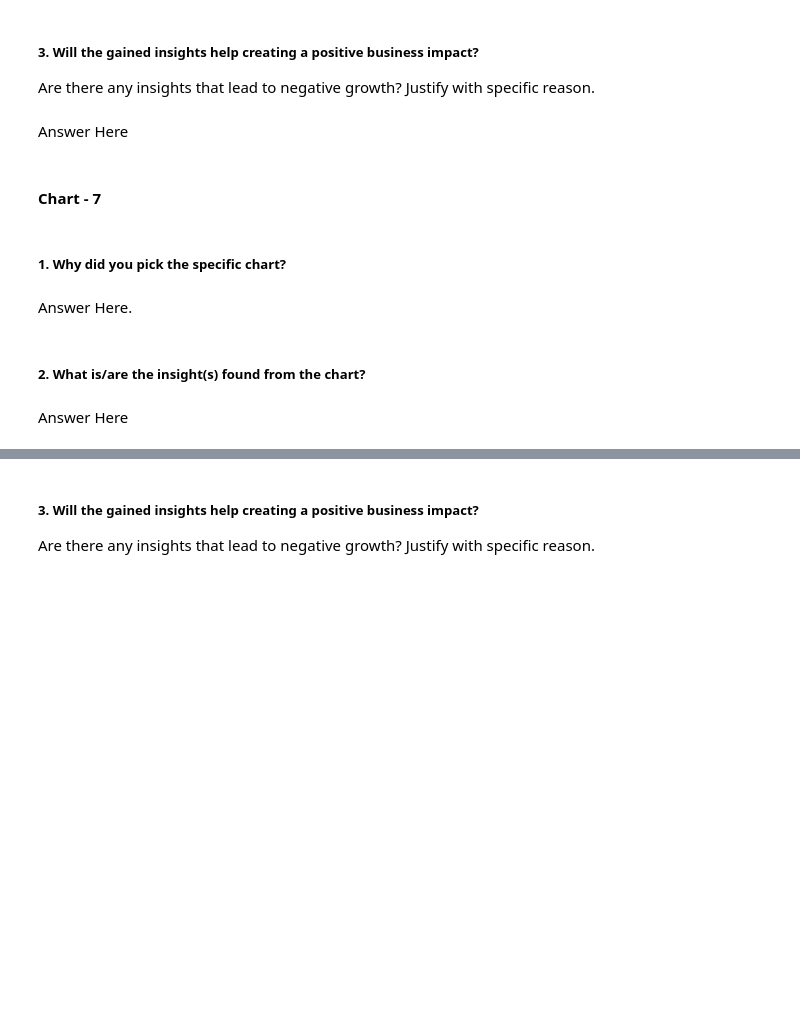
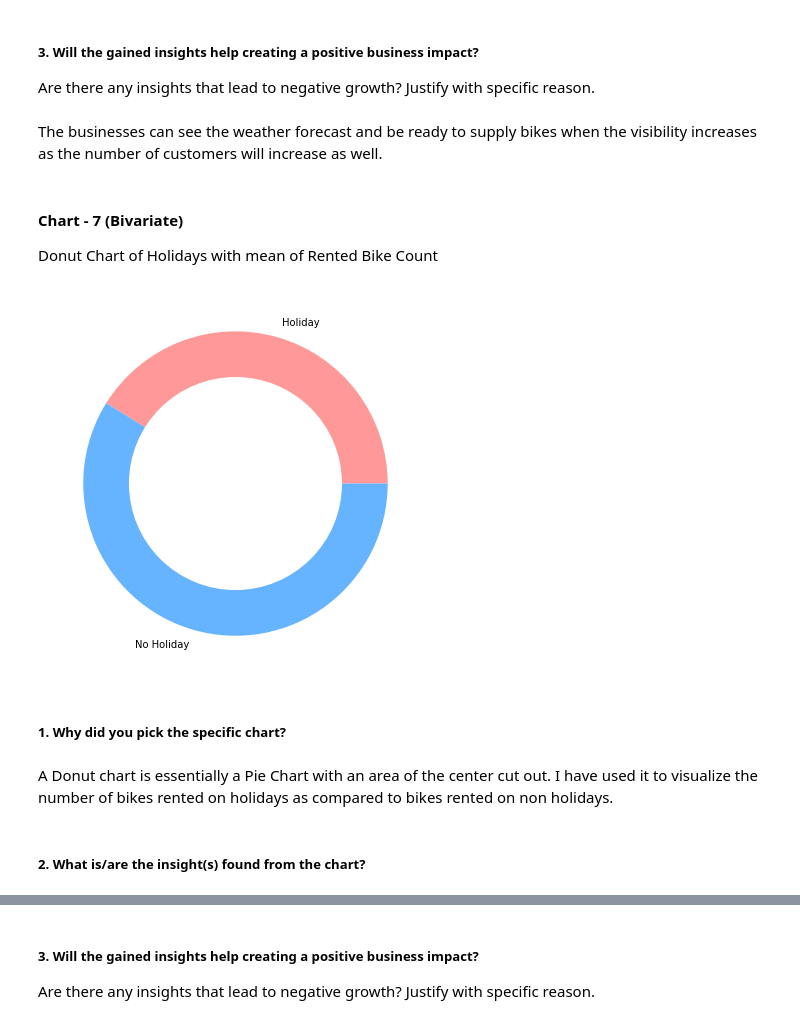
Before and after one commit to Sharath670/Linear-Regression-Capstone-Proj-2-, a Jupyter notebook: Capstone_Project_2(Linear_Regression).ipynb, the cells around one changed output, grey strips where cells are left out. Cells and saved outputs as stored; diff of their text form; code cells hidden in the pictures; blank space fills up the shorter version.

```diff
--- a/Capstone_Project_2(Linear_Regression).ipynb
+++ b/Capstone_Project_2(Linear_Regression).ipynb
@@ -538,7 +556,3 @@ Answer Here
 # %% [markdown]
 ##### 3. Will the gained insights help creating a positive business impact?
 Are there any insights that lead to negative growth? Justify with specific reason.
-# %% [markdown]
-Answer Here
-# %% [markdown]
-#### Chart - 7
@@ -547,8 +559,22 @@ Answer Here
+# %% [markdown]
+The businesses can see the weather forecast and be ready to supply bikes when the visibility increases as the number of customers will increase as well.
+# %% [markdown]
+#### Chart - 7 (Bivariate)
+Donut Chart of Holidays with mean of Rented Bike Count
+# %%
+# Chart - 7 visualization code
+plt.figure(figsize=(7,7))
+q=df.groupby('Holiday')['Rented Bike Count'].mean().reset_index()
+plt.pie(q['Rented Bike Count'], labels =q['Holiday'],colors=['#ff9999','#66b3ff'])
+centre_circle = plt.Circle((0,0),0.70,fc='white')
+fig = plt.gcf()
+fig.gca().add_artist(centre_circle)
+plt.show()
+# %% [output]
+[figure, added]
 # %% [markdown]
 ##### 1. Why did you pick the specific chart?
-# %% [markdown]
-Answer Here.
+# %% [markdown]
+A Donut chart is essentially a Pie Chart with an area of the center cut out. I have used it to visualize the number of bikes rented on holidays as compared to bikes rented on non holidays.
 # %% [markdown]
 ##### 2. What is/are the insight(s) found from the chart?
-# %% [markdown]
-Answer Here
```
Also changed, not shown: parts of 70 cells of this notebook.
